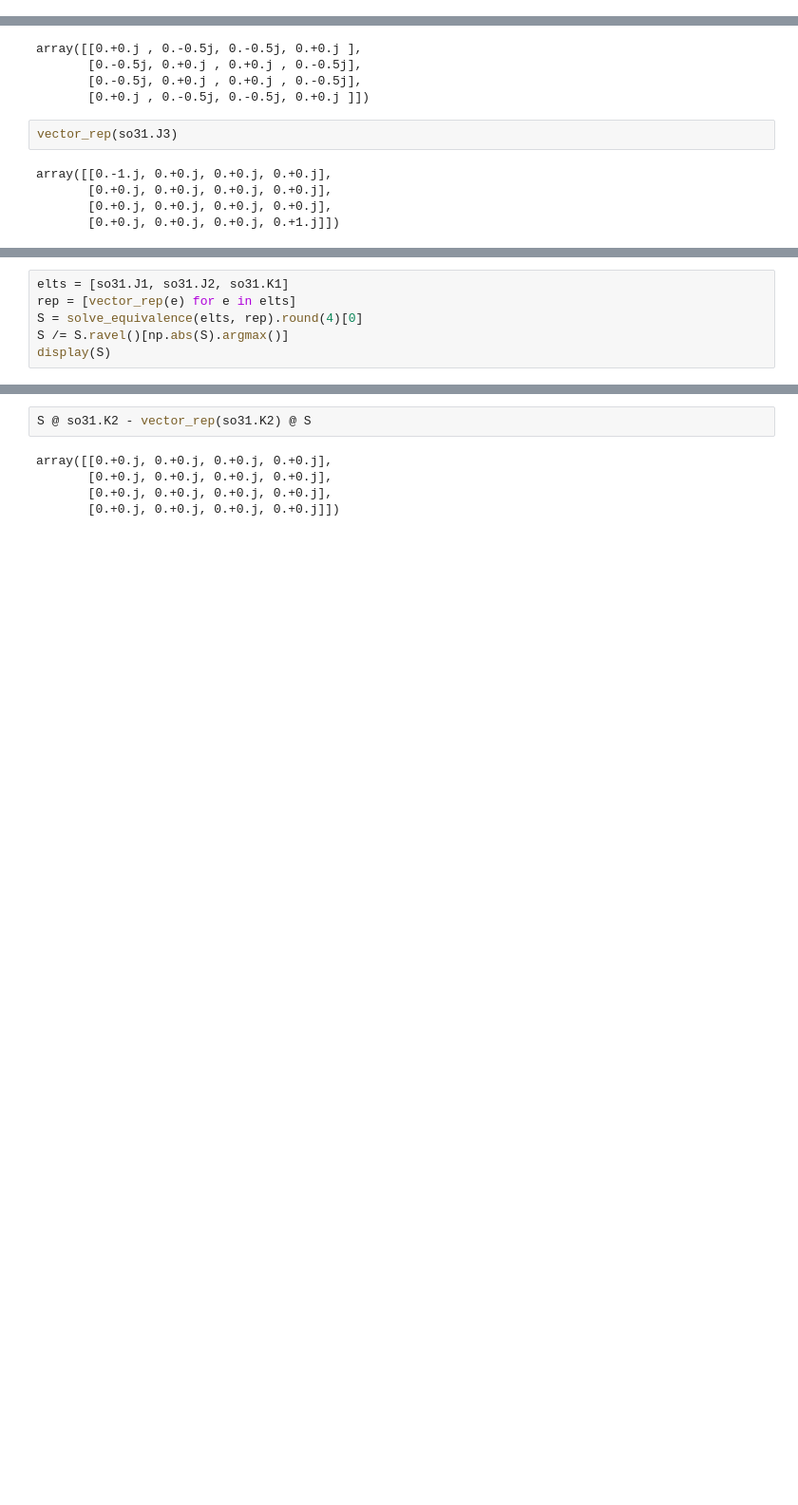
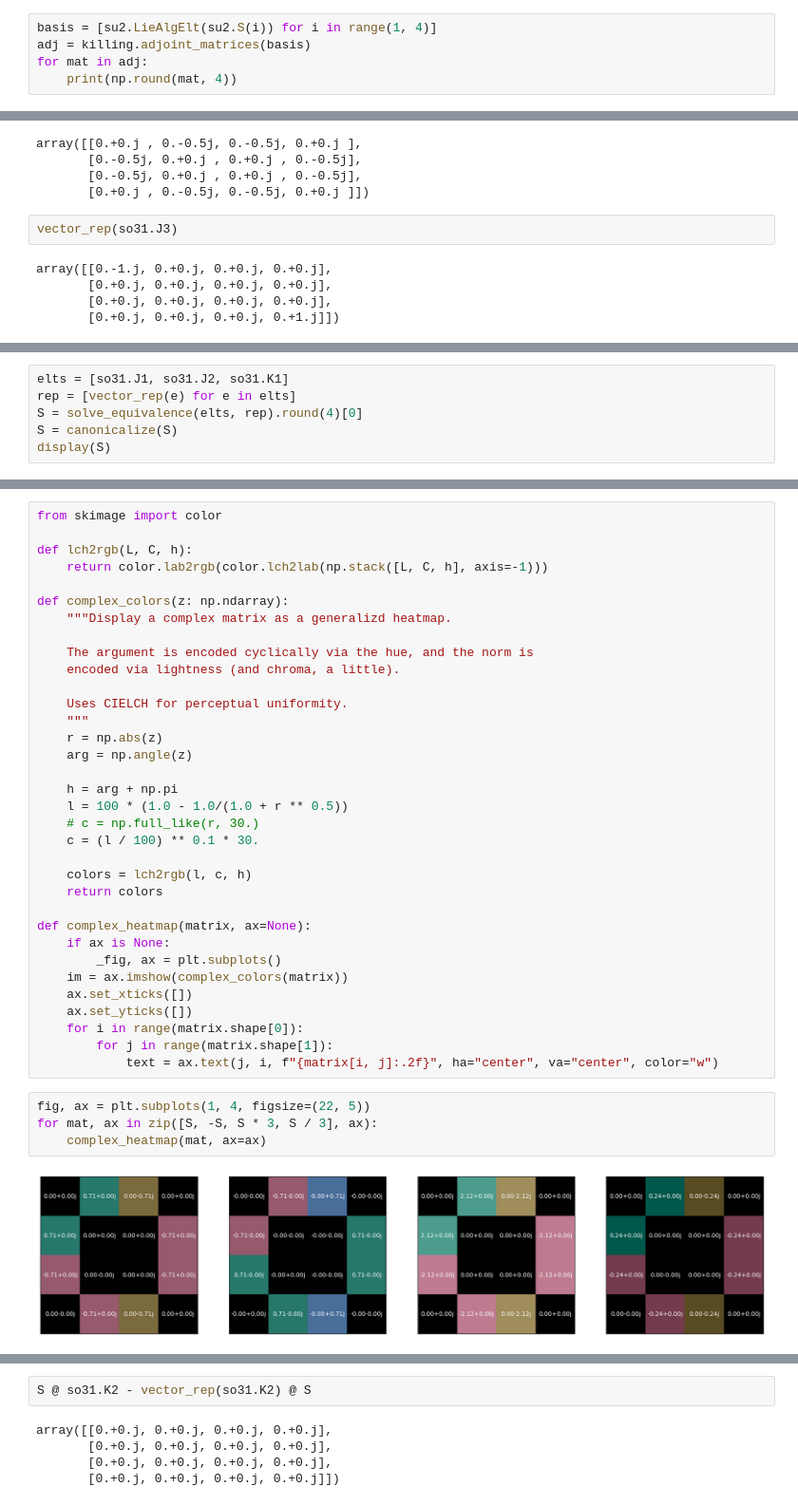
Before and after one commit to apuranik1/algebra, a Jupyter notebook: notebooks/scratch.ipynb, the cells around one changed output, grey strips where cells are left out. Shown: that part at 95% size. Drawn from its saved outputs; the diff is of its cells as text; blank space fills up the shorter version.

```diff
--- a/notebooks/scratch.ipynb
+++ b/notebooks/scratch.ipynb
@@ -0,0 +11,5 @@
+# %%
+basis = [su2.LieAlgElt(su2.S(i)) for i in range(1, 4)]
+adj = killing.adjoint_matrices(basis)
+for mat in adj:
+    print(np.round(mat, 4))
@@ -67,6 +89,6 @@ def solve_equivalence(elts1, elts2):
 elts = [so31.J1, so31.J2, so31.K1]
 rep = [vector_rep(e) for e in elts]
 S = solve_equivalence(elts, rep).round(4)[0]
-S /= S.ravel()[np.abs(S).argmax()]
+S = canonicalize(S)
 display(S)
 # %% [output]
@@ -76,0 +103,40 @@ array([[-0.+0.j,  1.+0.j,  0.-1.j,  0.+0.j],
+# %%
+from skimage import color
+
+def lch2rgb(L, C, h):
+    return color.lab2rgb(color.lch2lab(np.stack([L, C, h], axis=-1)))
+
+def complex_colors(z: np.ndarray):
+    """Display a complex matrix as a generalizd heatmap.
+
+    The argument is encoded cyclically via the hue, and the norm is
+    encoded via lightness (and chroma, a little).
+
+    Uses CIELCH for perceptual uniformity.
+    """
+    r = np.abs(z)
+    arg = np.angle(z)
+
+    h = arg + np.pi
+    l = 100 * (1.0 - 1.0/(1.0 + r ** 0.5))
+    # c = np.full_like(r, 30.)
+    c = (l / 100) ** 0.1 * 30.
+
+    colors = lch2rgb(l, c, h)
+    return colors
+
+def complex_heatmap(matrix, ax=None):
+    if ax is None:
+        _fig, ax = plt.subplots()
+    im = ax.imshow(complex_colors(matrix))
+    ax.set_xticks([])
+    ax.set_yticks([])
+    for i in range(matrix.shape[0]):
+        for j in range(matrix.shape[1]):
+            text = ax.text(j, i, f"{matrix[i, j]:.2f}", ha="center", va="center", color="w")
+# %%
+fig, ax = plt.subplots(1, 4, figsize=(22, 5))
+for mat, ax in zip([S, -S, S * 3, S / 3], ax):
+    complex_heatmap(mat, ax=ax)
+# %% [output]
+[figure, added]
```
Also changed, not shown: parts of 19 cells of this notebook, 8 other files.
